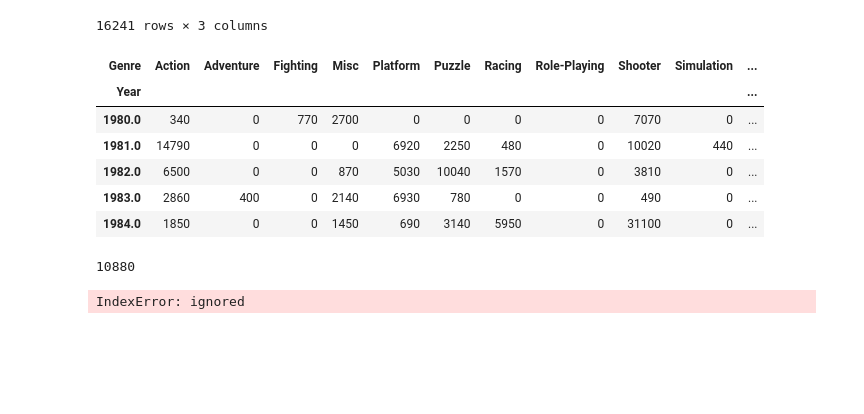
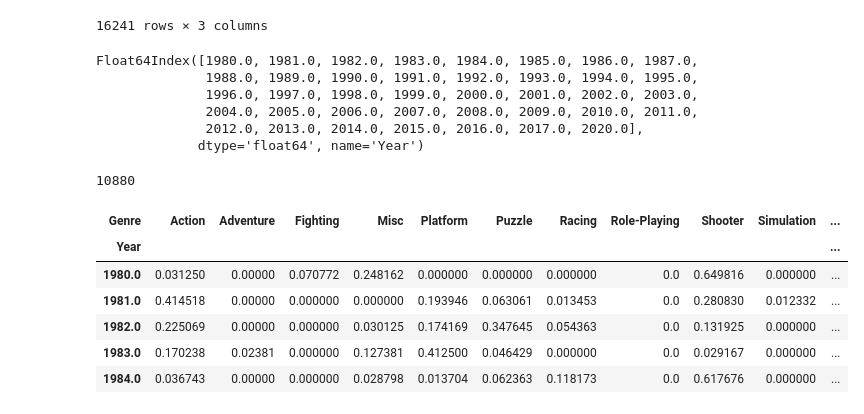
Before and after one commit to superahxd/_project, a Jupyter notebook: sec1_project.ipynb, the cells around one changed output. Saved outputs shown, nothing was run; the diff lists cells and outputs as text; code cells hidden in the pictures; blank space fills up the shorter version.

```diff
--- a/sec1_project.ipynb
+++ b/sec1_project.ipynb
@@ -242,29 +244,32 @@ vgames_2_Genre
 pivot_vgames = pd.pivot_table(vgames_2_Genre, 'sales', 'Year', 'Genre', aggfunc='sum', fill_value=0)
 #pivot_vgames['sum']=pivot_vgames.sum(axis = 1, skipna = True)
 pivot_vgames.head()
+pivot_index = pivot_vgames.index
+pivot_columns= pivot_vgames.columns
+pivot_index
 # %% [output]
-| Genre | Action | Adventure | Fighting | Misc | Platform | Puzzle | Racing | Role-Playing | Shooter | Simulation | ... |
-| Year |  |  |  |  |  |  |  |  |  |  | ... |
-| 1980.0 | 340 | 0 | 770 | 2700 | 0 | 0 | 0 | 0 | 7070 | 0 | ... |
-| 1981.0 | 14790 | 0 | 0 | 0 | 6920 | 2250 | 480 | 0 | 10020 | 440 | ... |
-| 1982.0 | 6500 | 0 | 0 | 870 | 5030 | 10040 | 1570 | 0 | 3810 | 0 | ... |
-| 1983.0 | 2860 | 400 | 0 | 2140 | 6930 | 780 | 0 | 0 | 490 | 0 | ... |
-| 1984.0 | 1850 | 0 | 0 | 1450 | 690 | 3140 | 5950 | 0 | 31100 | 0 | ... |
+Float64Index([1980.0, 1981.0, 1982.0, 1983.0, 1984.0, 1985.0, 1986.0, 1987.0,
+              1988.0, 1989.0, 1990.0, 1991.0, 1992.0, 1993.0, 1994.0, 1995.0,
+              1996.0, 1997.0, 1998.0, 1999.0, 2000.0, 2001.0, 2002.0, 2003.0,
+              2004.0, 2005.0, 2006.0, 2007.0, 2008.0, 2009.0, 2010.0, 2011.0,
+              2012.0, 2013.0, 2014.0, 2015.0, 2016.0, 2017.0, 2020.0],
+             dtype='float64', name='Year')
 # %%
 pivot_sum = np.array(pivot_vgames.sum(axis = 1, skipna = True))
 pivot_sum[0]
 # %% [output]
 10880
-# %%
-
-def pivot_ratio(x):
-  a = 0
-  for thing in pivot_sum:
-    a = a + 1
-    b = pivot_sum[a]
-  return x / b
-
-pivot_ratio(100)
-# %% [output]
-IndexError: ignored
+# %%
+pivot_array = np.array(pivot_vgames)
+array_pivot=pd.DataFrame(pivot_array / pivot_array.sum(1, keepdims=True),
+                         index=pivot_index, columns=pivot_columns)
+array_pivot.head()
+# %% [output]
+| Genre | Action | Adventure | Fighting | Misc | Platform | Puzzle | Racing | Role-Playing | Shooter | Simulation | ... |
+| Year |  |  |  |  |  |  |  |  |  |  | ... |
+| 1980.0 | 0.031250 | 0.00000 | 0.070772 | 0.248162 | 0.000000 | 0.000000 | 0.000000 | 0.0 | 0.649816 | 0.000000 | ... |
+| 1981.0 | 0.414518 | 0.00000 | 0.000000 | 0.000000 | 0.193946 | 0.063061 | 0.013453 | 0.0 | 0.280830 | 0.012332 | ... |
+| 1982.0 | 0.225069 | 0.00000 | 0.000000 | 0.030125 | 0.174169 | 0.347645 | 0.054363 | 0.0 | 0.131925 | 0.000000 | ... |
+| 1983.0 | 0.170238 | 0.02381 | 0.000000 | 0.127381 | 0.412500 | 0.046429 | 0.000000 | 0.0 | 0.029167 | 0.000000 | ... |
+| 1984.0 | 0.036743 | 0.00000 | 0.000000 | 0.028798 | 0.013704 | 0.062363 | 0.118173 | 0.0 | 0.617676 | 0.000000 | ... |
 # %%
```
Also changed, not shown: parts of 9 cells of this notebook.
